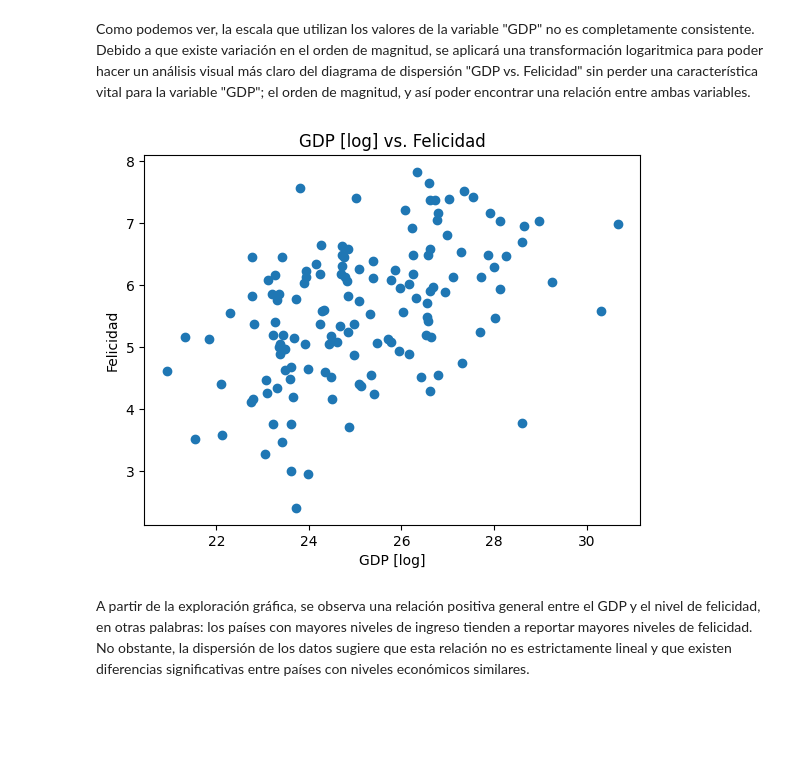
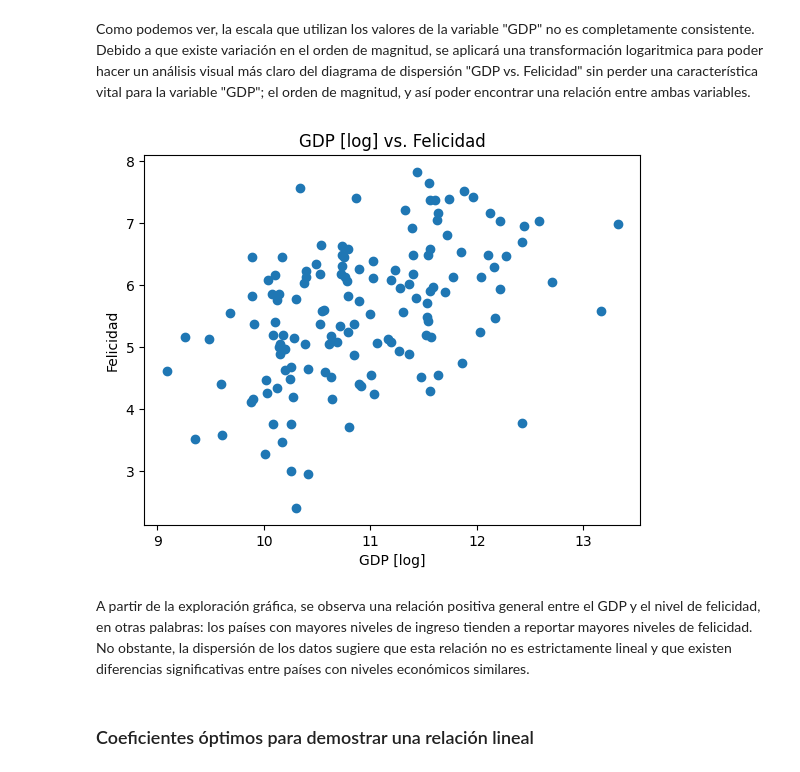
Before and after one commit to DiazPaz/ia_models, a Jupyter notebook: A1.2/main.ipynb, the cells around one changed output. Drawn from its saved outputs; the diff is of its cells as text; code cells hidden in the pictures; blank space fills up the shorter version.

```diff
--- a/A1.2/main.ipynb
+++ b/A1.2/main.ipynb
@@ -67,17 +67,19 @@ Como podemos ver, la escala que utilizan los valores de la variable "GDP" no es
 # %%
 import numpy as np
 
-x_log = np.log(x)
+x_log = np.log10(x)
 
 plt.scatter(x_log, y)
 plt.ylabel("Felicidad")
 plt.xlabel("GDP [log]")
 plt.title("GDP [log] vs. Felicidad")
 plt.show()
 # %% [output]
-[figure, old version]
+[figure, new version]
 # %% [markdown]
 A partir de la exploración gráfica, se observa una relación positiva general entre el GDP y el nivel de felicidad, en otras palabras: los países con mayores niveles de ingreso tienden a reportar mayores niveles de felicidad. No obstante, la dispersión de los datos sugiere que esta relación no es estrictamente lineal y que existen diferencias significativas entre países con niveles económicos similares.
+# %% [markdown]
+### Coeficientes óptimos para demostrar una relación lineal
 # %%
 xBar = np.mean(x_log)
 yBar = np.mean(y)
```
Also changed, not shown: parts of 9 cells of this notebook.
